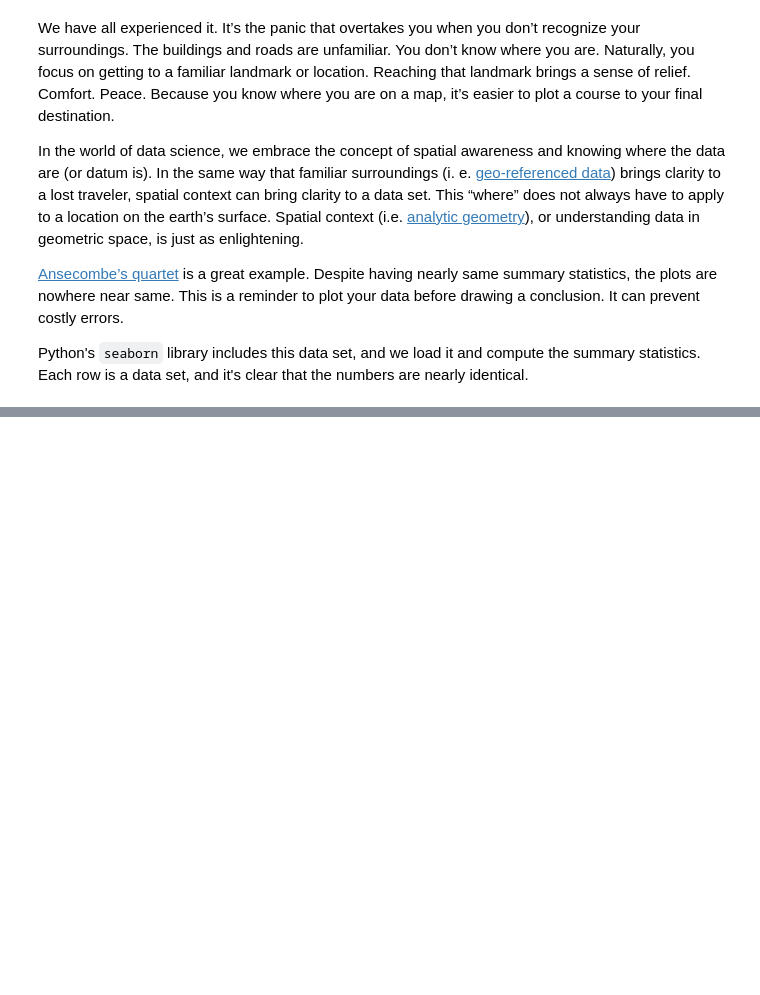
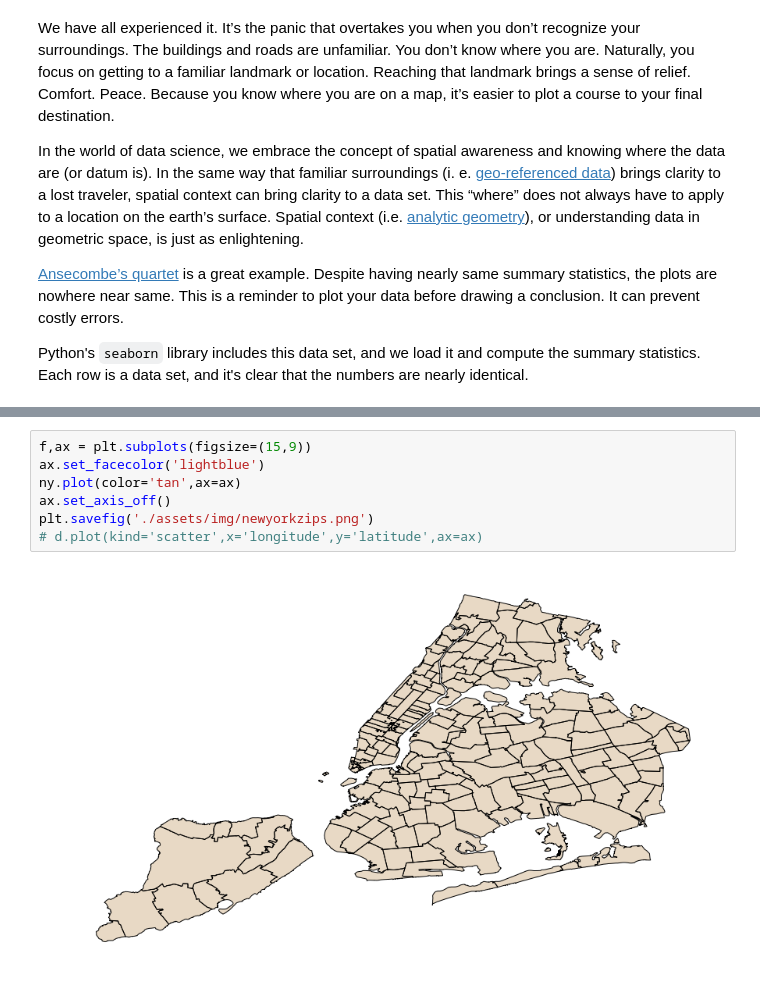
Before and after one commit to linwoodc3/linwoodc3.github.io, a Jupyter notebook: Untitled.ipynb, the cells around one changed output, grey strips where cells are left out. Saved outputs shown, nothing was run; the diff lists cells and outputs as text; blank space fills up the shorter version.

```diff
--- a/Untitled.ipynb
+++ b/Untitled.ipynb
@@ -91,0 +151,9 @@ tabulate.tabulate(ddf)
+# %%
+f,ax = plt.subplots(figsize=(15,9))
+ax.set_facecolor('lightblue')
+ny.plot(color='tan',ax=ax)
+ax.set_axis_off()
+plt.savefig('./assets/img/newyorkzips.png')
+# d.plot(kind='scatter',x='longitude',y='latitude',ax=ax)
+# %% [output]
+[figure, added]
```
Also changed, not shown: parts of 21 cells of this notebook, 8 other files.
